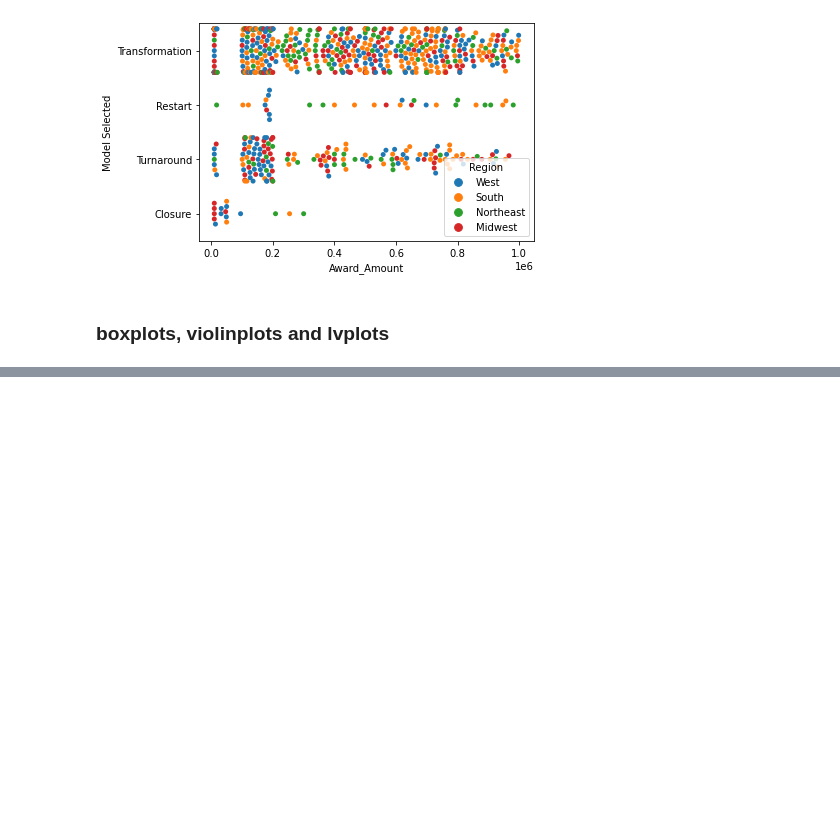
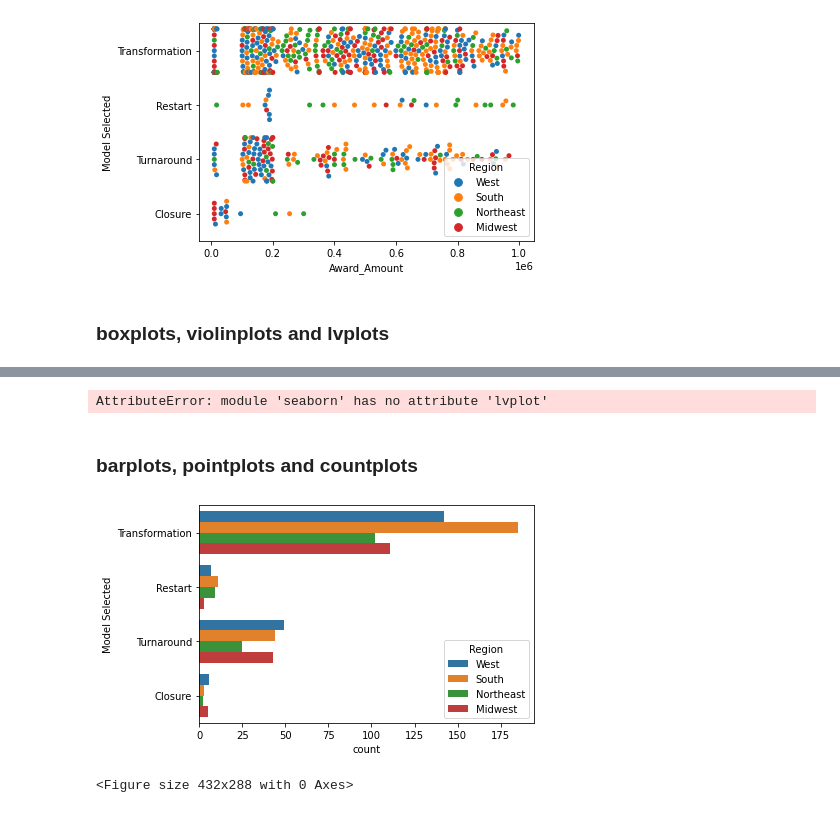
Before and after one commit to harrystaley/DataCamp, a Jupyter notebook: courses/Intermediate Data Visualization with Seaborn/3 Additional Plot Types.ipynb, the cells around one changed output, grey strips where cells are left out. Saved outputs shown, nothing was run; the diff lists cells and outputs as text; code cells hidden in the pictures; blank space fills up the shorter version.

```diff
--- a/courses/Intermediate Data Visualization with Seaborn/3 Additional Plot Types.ipynb
+++ b/courses/Intermediate Data Visualization with Seaborn/3 Additional Plot Types.ipynb
@@ -40,0 +64,25 @@ plt.show()
+# %%
+# Create a lvplot with the Paired palette and the Region column as the hue
+sns.lvplot(data=df,
+         x='Award_Amount',
+         y='Model Selected',
+         palette='Paired',
+         hue='Region')
+
+plt.show()
+plt.clf()
+# %% [output]
+AttributeError: module 'seaborn' has no attribute 'lvplot'
+# %% [markdown]
+### barplots, pointplots and countplots
+# %%
+# Show a countplot with the number of models used with each region a different color
+sns.countplot(data=df,
+         y="Model Selected",
+         hue="Region")
+
+plt.show()
+plt.clf()
+# %% [output]
+[figure, added]
+<Figure size 432x288 with 0 Axes>
```
Also changed, not shown: parts of 24 cells of this notebook, 41 other files.
